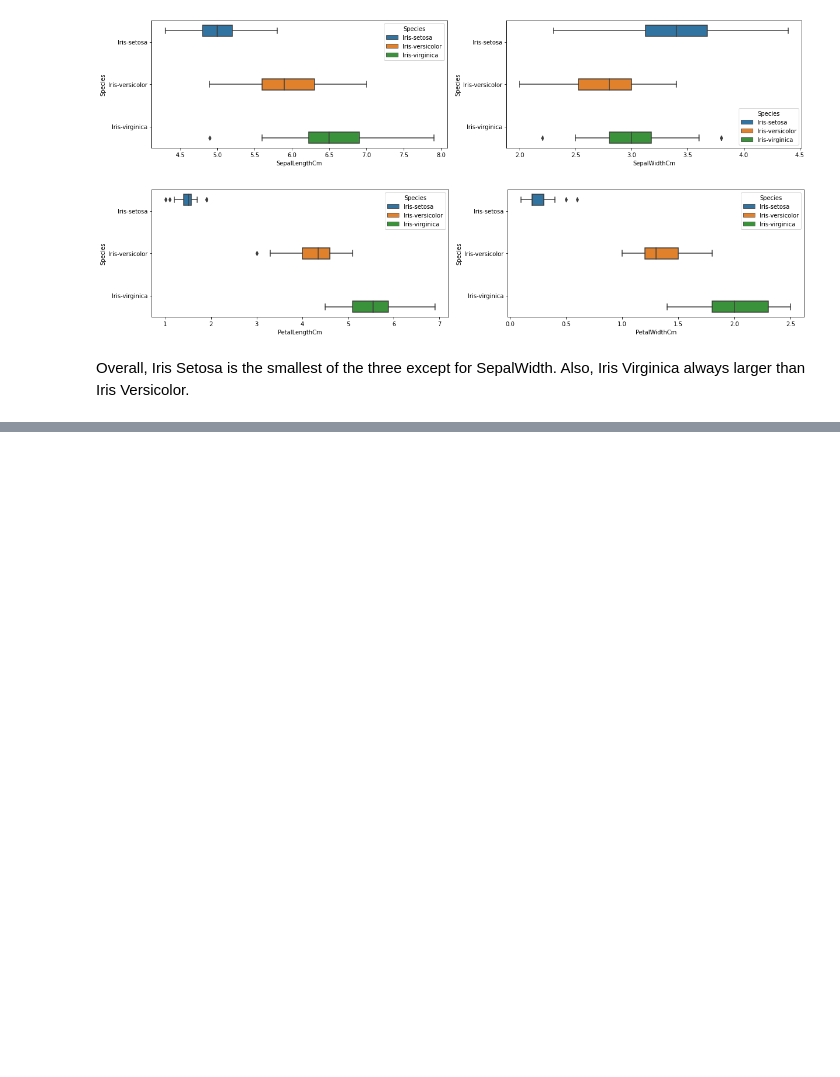
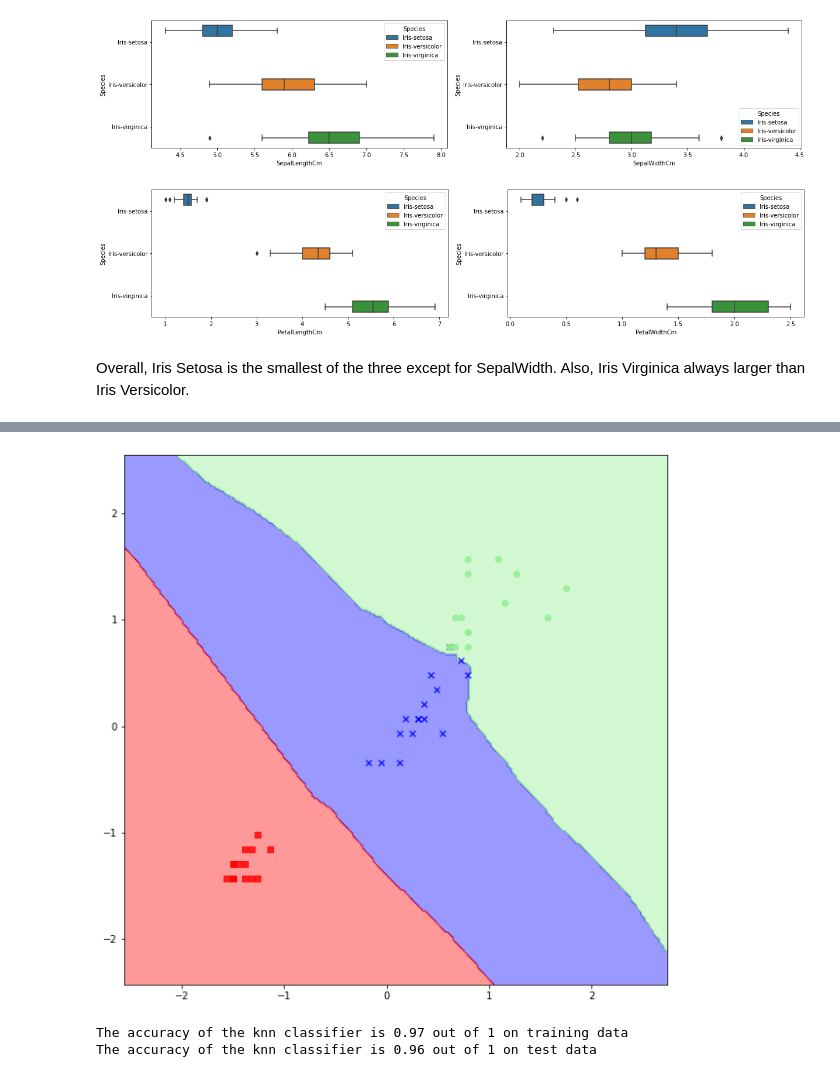
Before and after one commit to mpaujan21/datascience-projects, a Jupyter notebook: ML (Machine Learning)/Iris Species Machine Learning.ipynb, the cells around one changed output, grey strips where cells are left out. Drawn from its saved outputs; the diff is of its cells as text; code cells hidden in the pictures; blank space fills up the shorter version.

```diff
--- a/ML (Machine Learning)/Iris Species Machine Learning.ipynb
+++ b/ML (Machine Learning)/Iris Species Machine Learning.ipynb
@@ -175,0 +178,12 @@ MLA_compare
+# %%
+knn = KNeighborsClassifier(n_neighbors=5, p=2, metric='minkowski')
+knn.fit(X_train, y_train)
+plot_decision_regions(X_test, y_test, knn)
+# %% [output]
+[figure, added]
+# %%
+print('The accuracy of the KNN classifier is {:.2f} out of 1 on training data'.format(knn.score(X_train, y_train)))
+print('The accuracy of the KNN classifier is {:.2f} out of 1 on test data'.format(knn.score(X_test, y_test)))
+# %% [output]
+The accuracy of the knn classifier is 0.97 out of 1 on training data
+The accuracy of the knn classifier is 0.96 out of 1 on test data
```
Also changed, not shown: parts of 6 cells of this notebook.
